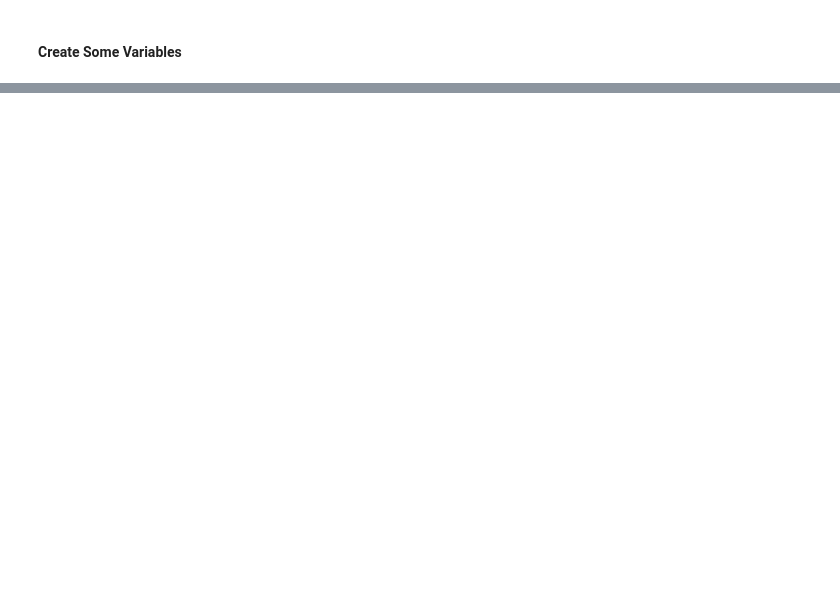
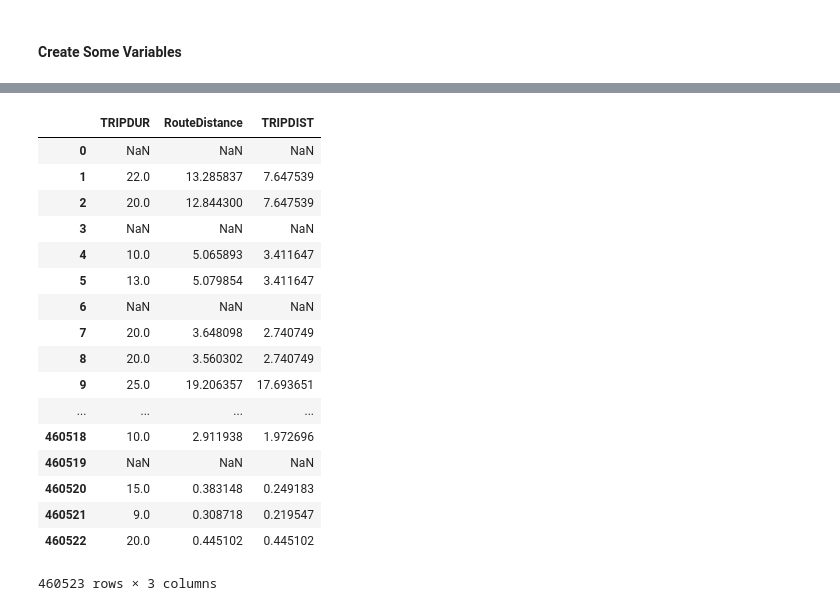
Before and after one commit to abaum1/mobilitymotifs, a Jupyter notebook: CHTS data -> zip code model input.ipynb, the cells around one changed output, grey strips where cells are left out. Saved outputs shown, nothing was run; the diff lists cells and outputs as text; code cells hidden in the pictures; blank space fills up the shorter version.

```diff
--- a/CHTS data -> zip code model input.ipynb
+++ b/CHTS data -> zip code model input.ipynb
@@ -409,0 +384,21 @@ DataError: No numeric types to aggregate
+# %%
+place[["TRIPDUR", "RouteDistance", "TRIPDIST"]]
+# %% [output]
+|  | TRIPDUR | RouteDistance | TRIPDIST |
+| 0 | NaN | NaN | NaN |
+| 1 | 22.0 | 13.285837 | 7.647539 |
+| 2 | 20.0 | 12.844300 | 7.647539 |
+| 3 | NaN | NaN | NaN |
+| 4 | 10.0 | 5.065893 | 3.411647 |
+| 5 | 13.0 | 5.079854 | 3.411647 |
+| 6 | NaN | NaN | NaN |
+| 7 | 20.0 | 3.648098 | 2.740749 |
+| 8 | 20.0 | 3.560302 | 2.740749 |
+| 9 | 25.0 | 19.206357 | 17.693651 |
+| ... | ... | ... | ... |
+| 460518 | 10.0 | 2.911938 | 1.972696 |
+| 460519 | NaN | NaN | NaN |
+| 460520 | 15.0 | 0.383148 | 0.249183 |
+| 460521 | 9.0 | 0.308718 | 0.219547 |
+| 460522 | 20.0 | 0.445102 | 0.445102 |
+460523 rows × 3 columns
```
Also changed, not shown: parts of 29 cells of this notebook.
